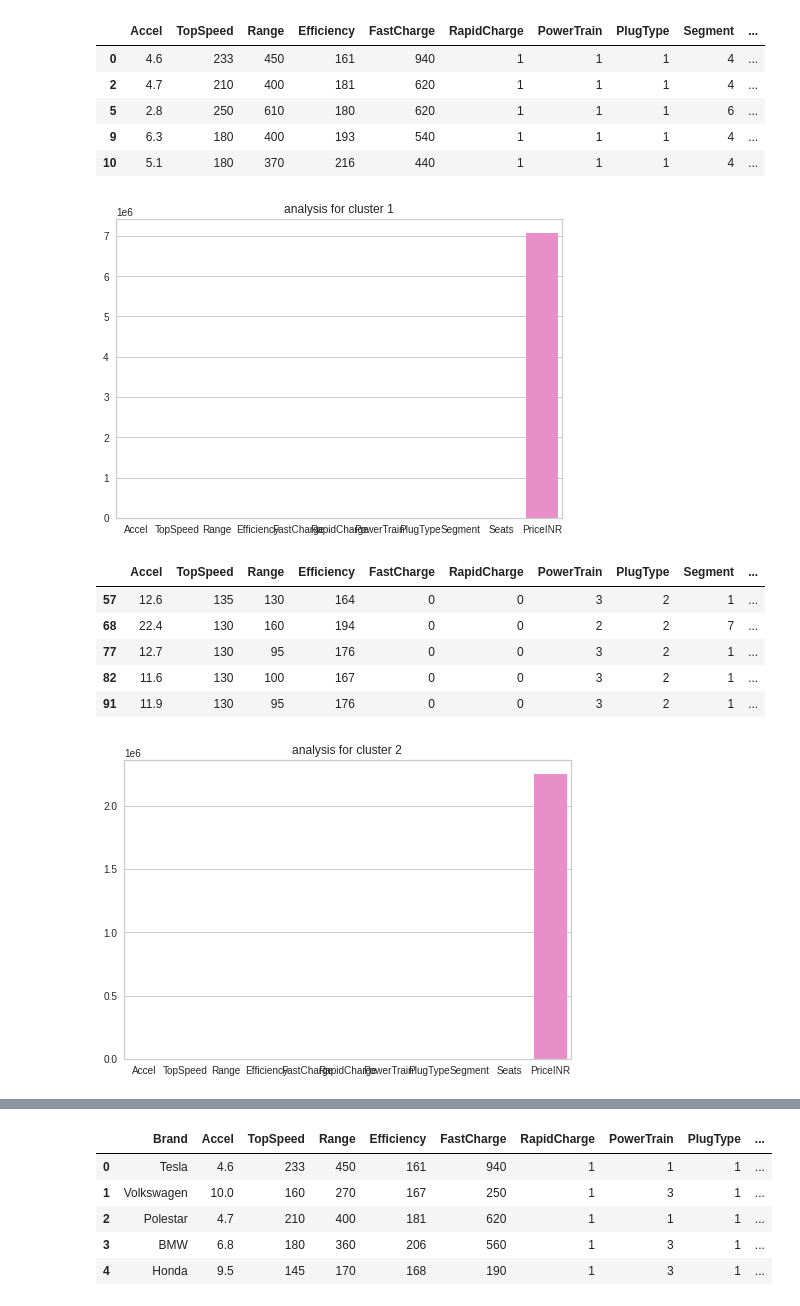
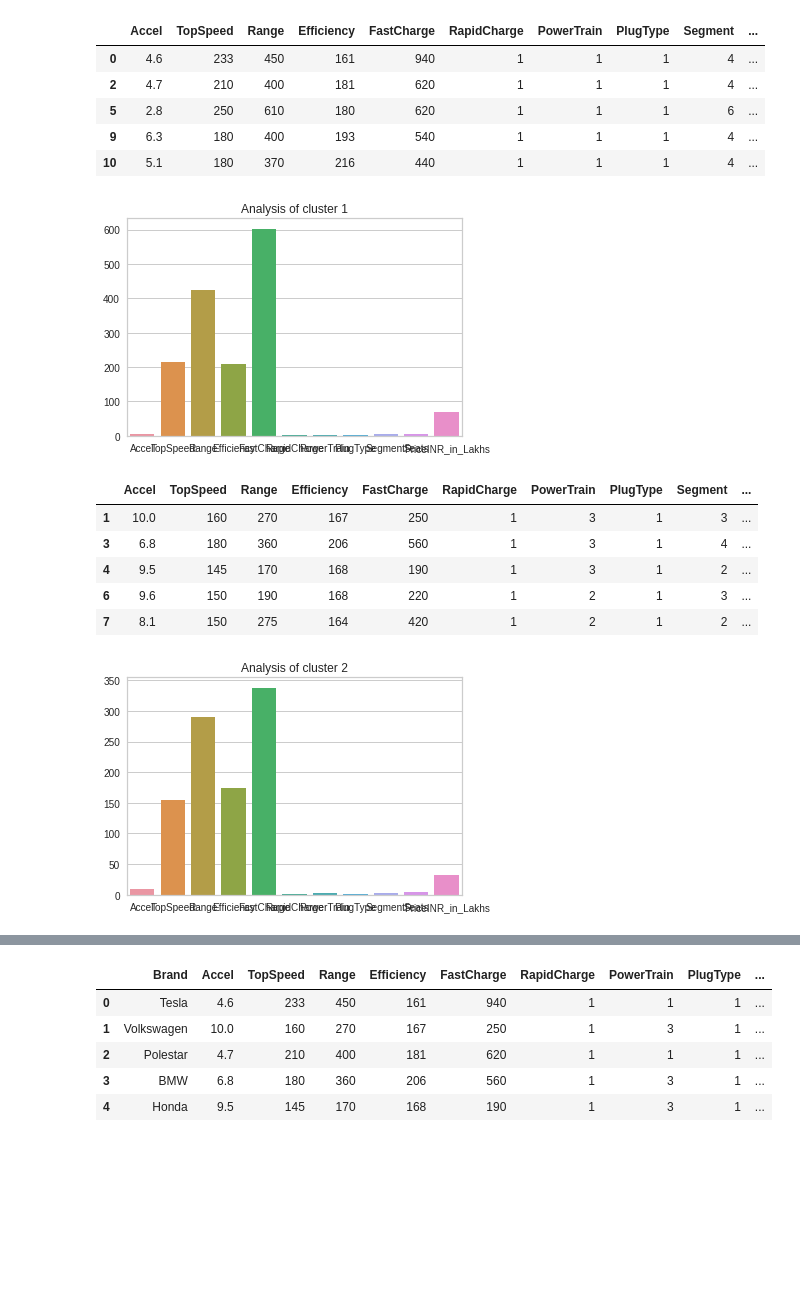
Before and after one commit to deepak03c/EV_Market_Segmentation, a Jupyter notebook: CLUSTERING_MODEL.ipynb, the cells around one changed output, grey strips where cells are left out. Cells and saved outputs as stored; diff of their text form; code cells hidden in the pictures; blank space fills up the shorter version.

```diff
--- a/CLUSTERING_MODEL.ipynb
+++ b/CLUSTERING_MODEL.ipynb
@@ -359,8 +359,8 @@ Volvo           1
 Name: Brand, dtype: int64
 # %%
 # Converting Price from Euro to Rupees for further simplification
-data['PriceEuro'] = data['PriceEuro'].apply(lambda x : x * 86)
-data.rename(columns={"PriceEuro":"PriceINR"}, inplace = True)
+data['PriceEuro'] = data['PriceEuro'].apply(lambda x :(x * 86)/100000)
+data.rename(columns={"PriceEuro":"PriceINR_in_Lakhs"}, inplace = True)
 # %%
 data["Segment"]= data["Segment"].replace({'A':1,'B':2, 'C':3, 'D':4, 'E':5, 'F':6, 'N':7, 'S':8})
 data["RapidCharge"]= data["RapidCharge"].replace({'Rapid charging possible':1, 'Rapid charging not possible':0})
@@ -576,11 +575,11 @@ cluster_1_df.head()
 | 10 | 5.1 | 180 | 370 | 216 | 440 | 1 | 1 | 1 | 4 | ... |
 # %%
 #analysis for cluster 1
-ax = sns.barplot(data=cluster_1_df[['Accel', 'TopSpeed', 'Range', 'Efficiency', 'FastCharge', 'RapidCharge', 'PowerTrain', 'PlugType', 'Segment', 'Seats', 'PriceINR']], ci=None)
+ax = sns.barplot(data=cluster_1_df[['Accel', 'TopSpeed', 'Range', 'Efficiency', 'FastCharge', 'RapidCharge', 'PowerTrain', 'PlugType', 'Segment', 'Seats', 'PriceINR_in_Lakhs']], ci=None)
 plt.title('Analysis of cluster 1')
 plt.show()
 # %% [output]
-[figure, old version]
+[figure, new version]
 # %%
 #grouping with cluster 2
 
@@ -588,19 +587,19 @@ cluster_2_df = pca_df_kmeans1[pca_df_kmeans1["cluster"]==1]
 cluster_2_df.head()
 # %% [output]
 |  | Accel | TopSpeed | Range | Efficiency | FastCharge | RapidCharge | PowerTrain | PlugType | Segment | ... |
-| 57 | 12.6 | 135 | 130 | 164 | 0 | 0 | 3 | 2 | 1 | ... |
-| 68 | 22.4 | 130 | 160 | 194 | 0 | 0 | 2 | 2 | 7 | ... |
-| 77 | 12.7 | 130 | 95 | 176 | 0 | 0 | 3 | 2 | 1 | ... |
-| 82 | 11.6 | 130 | 100 | 167 | 0 | 0 | 3 | 2 | 1 | ... |
-| 91 | 11.9 | 130 | 95 | 176 | 0 | 0 | 3 | 2 | 1 | ... |
+| 1 | 10.0 | 160 | 270 | 167 | 250 | 1 | 3 | 1 | 3 | ... |
+| 3 | 6.8 | 180 | 360 | 206 | 560 | 1 | 3 | 1 | 4 | ... |
+| 4 | 9.5 | 145 | 170 | 168 | 190 | 1 | 3 | 1 | 2 | ... |
+| 6 | 9.6 | 150 | 190 | 168 | 220 | 1 | 2 | 1 | 3 | ... |
+| 7 | 8.1 | 150 | 275 | 164 | 420 | 1 | 2 | 1 | 2 | ... |
 # %%
 #analysis for cluster 2
 
-ax = sns.barplot(data=cluster_2_df[['Accel', 'TopSpeed', 'Range', 'Efficiency', 'FastCharge', 'RapidCharge', 'PowerTrain', 'PlugType', 'Segment', 'Seats', 'PriceINR']], ci=None)
+ax = sns.barplot(data=cluster_2_df[['Accel', 'TopSpeed', 'Range', 'Efficiency', 'FastCharge', 'RapidCharge', 'PowerTrain', 'PlugType', 'Segment', 'Seats', 'PriceINR_in_Lakhs']], ci=None)
 plt.title('Analysis of cluster 2')
 plt.show()
 # %% [output]
-[figure, old version]
+[figure, new version]
 # %%
 #grouping with cluster 3
 
```
Also changed, not shown: parts of 12 cells of this notebook.
